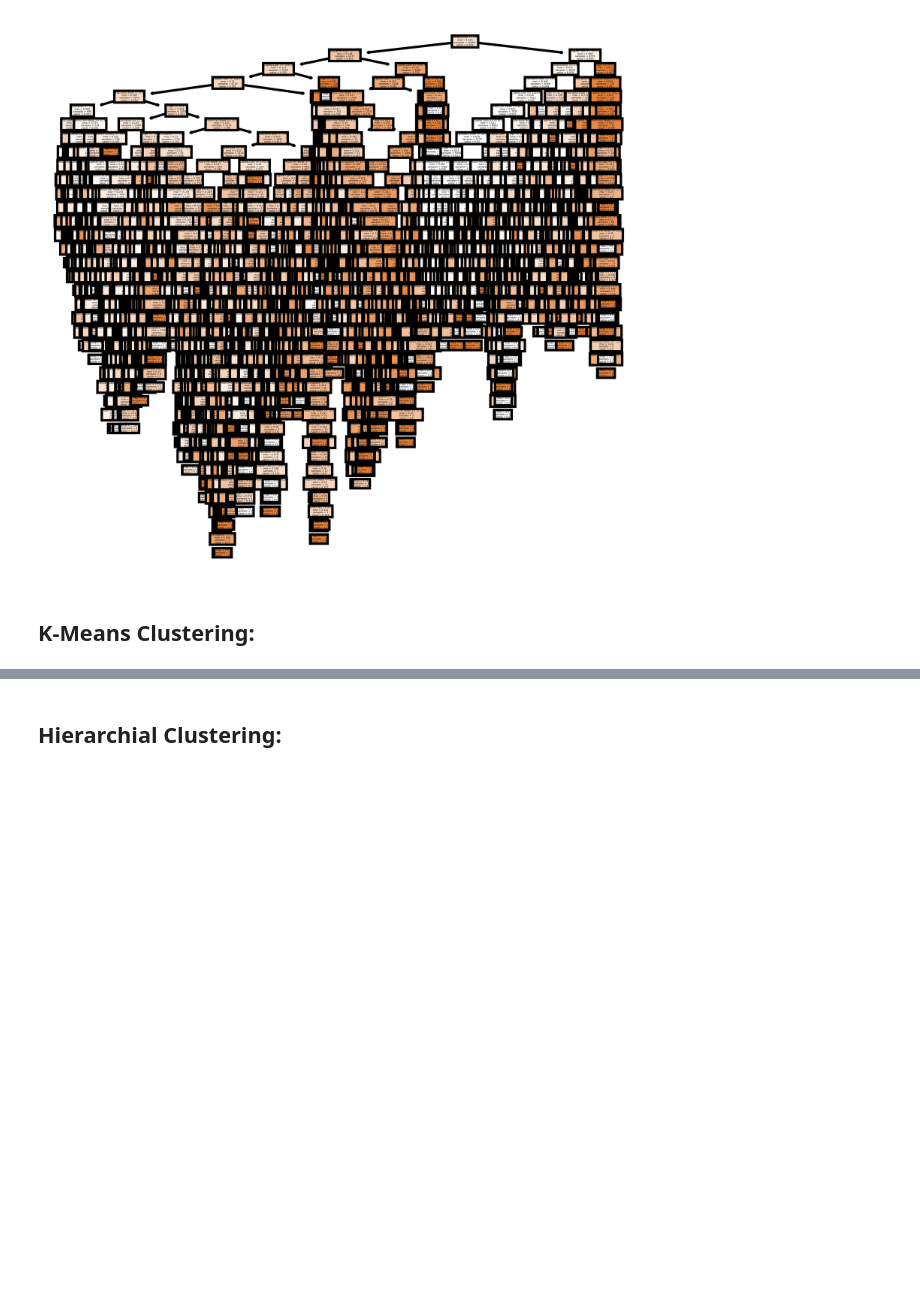
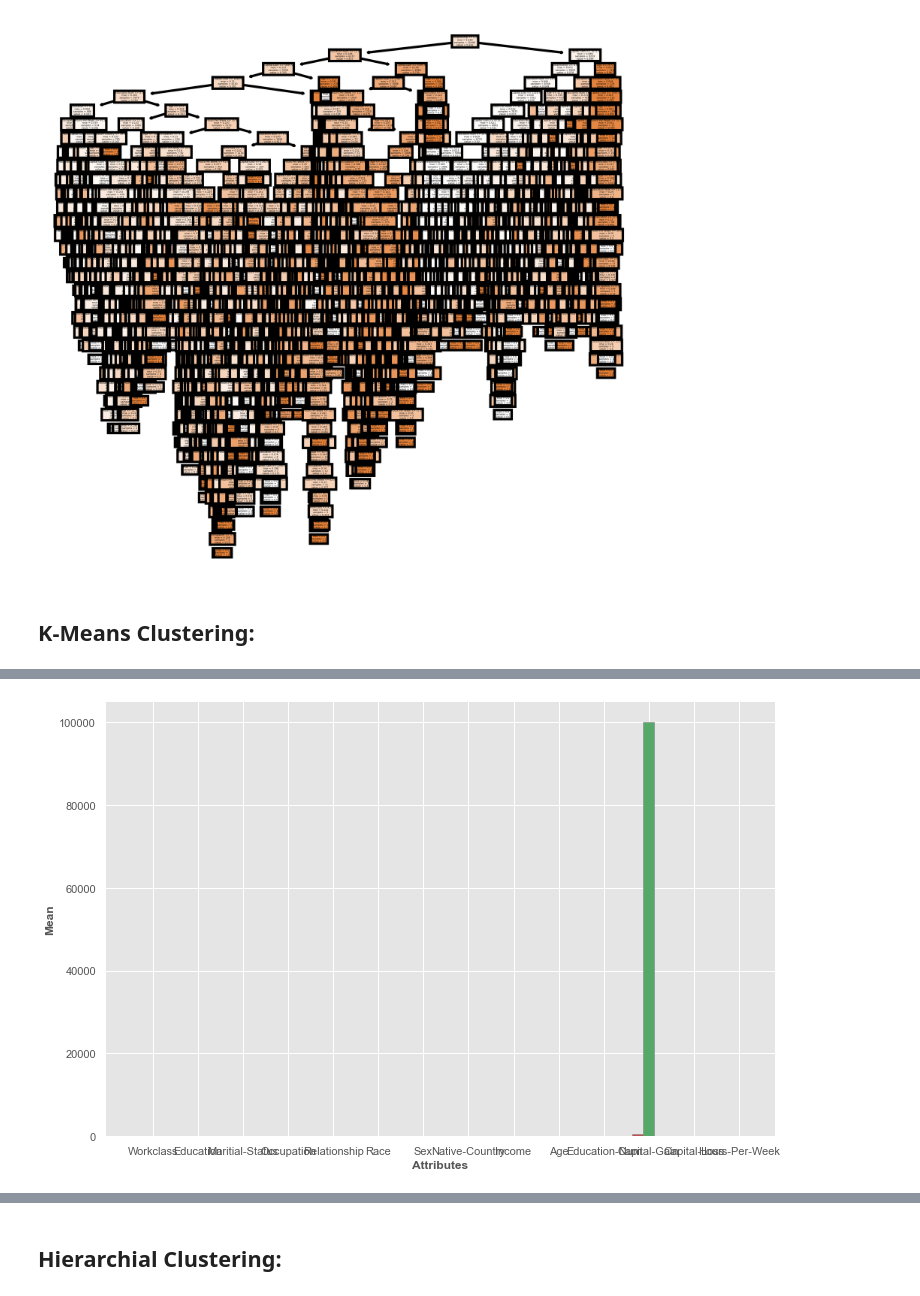
Before and after one commit to Aaronportal465/HowToGetRich, a Jupyter notebook: Project Take 1.ipynb, the cells around one changed output, grey strips where cells are left out. Drawn from its saved outputs; the diff is of its cells as text; code cells hidden in the pictures; blank space fills up the shorter version.

```diff
--- a/Project Take 1.ipynb
+++ b/Project Take 1.ipynb
@@ -1452,0 +1109,9 @@ plt.show()
+# %%
+from sklearn.cluster import KMeans
+from typing import Tuple
+
+clustering = KMeans(n_clusters=2)
+clustering.fit(x)
+label = clustering.labels_
+# %%
+df['Cluster'] = label
@@ -1452,0 +1176,41 @@ plt.show()
+# %%
+df0 = pd.DataFrame(data = df0array, index = df0array[0:,0], columns = columns)
+df1 = pd.DataFrame(data = df1array, index = df1array[0:,0], columns = columns)
+
+#for use later
+cluster1 = pd.DataFrame(data = df0array, index = df0array[0:,0], columns = columns)
+cluster2 = pd.DataFrame(data = df1array, index = df1array[0:,0], columns = columns)
+# %%
+df0mean = df0.mean()
+df1mean = df1.mean()
+# %%
+import numpy as np
+import matplotlib.pyplot as plt
+
+# set width of bar
+barWidth = 0.25
+fig = plt.subplots(figsize =(12, 8))
+
+# set height of bar
+df0mean = df0mean
+df1mean = df1mean
+
+# Set position of bar on X axis
+br1 = np.arange(len(df0mean))
+br2 = [x + barWidth for x in br1]
+
+# Make the plot
+plt.bar(br1, df0mean, color ='r', width = barWidth,
+        edgecolor ='grey', label ='Cluster1')
+plt.bar(br2, df1mean, color ='g', width = barWidth,
+        edgecolor ='grey', label ='Cluster2')
+
+# Adding Xticks
+plt.xlabel('Attributes', fontweight ='bold')
+plt.ylabel('Mean', fontweight ='bold')
+plt.xticks([r + barWidth for r in range(len(df1mean))],
+           ['Workclass', 'Education', 'Maritial-Status', 'Occupation', 'Relationship', 'Race', 'Sex', 'Native-Country', 'Income', 'Age', 'Education-Num', 'Capital-Gain', 'Capital-Loss', 'Hours-Per-Week'])
+
+plt.show()
+# %% [output]
+[figure, added]
```
Also changed, not shown: parts of 105 cells of this notebook.
